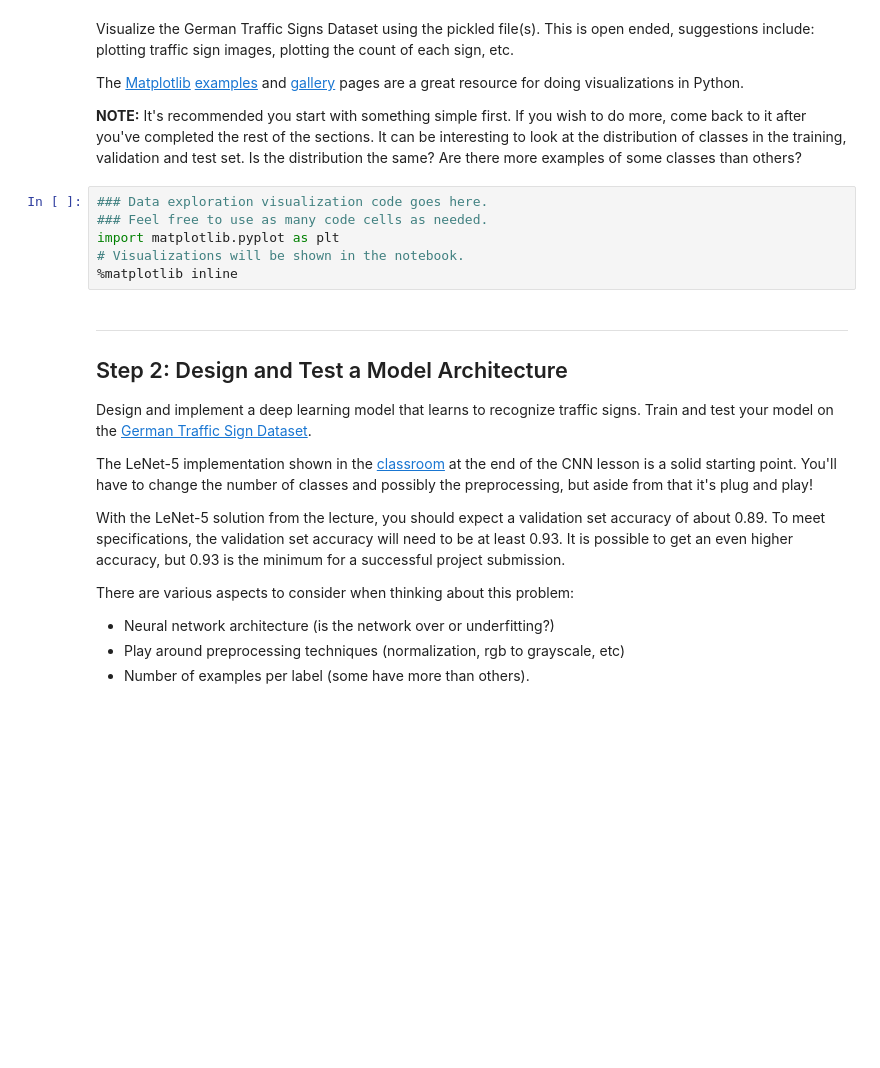
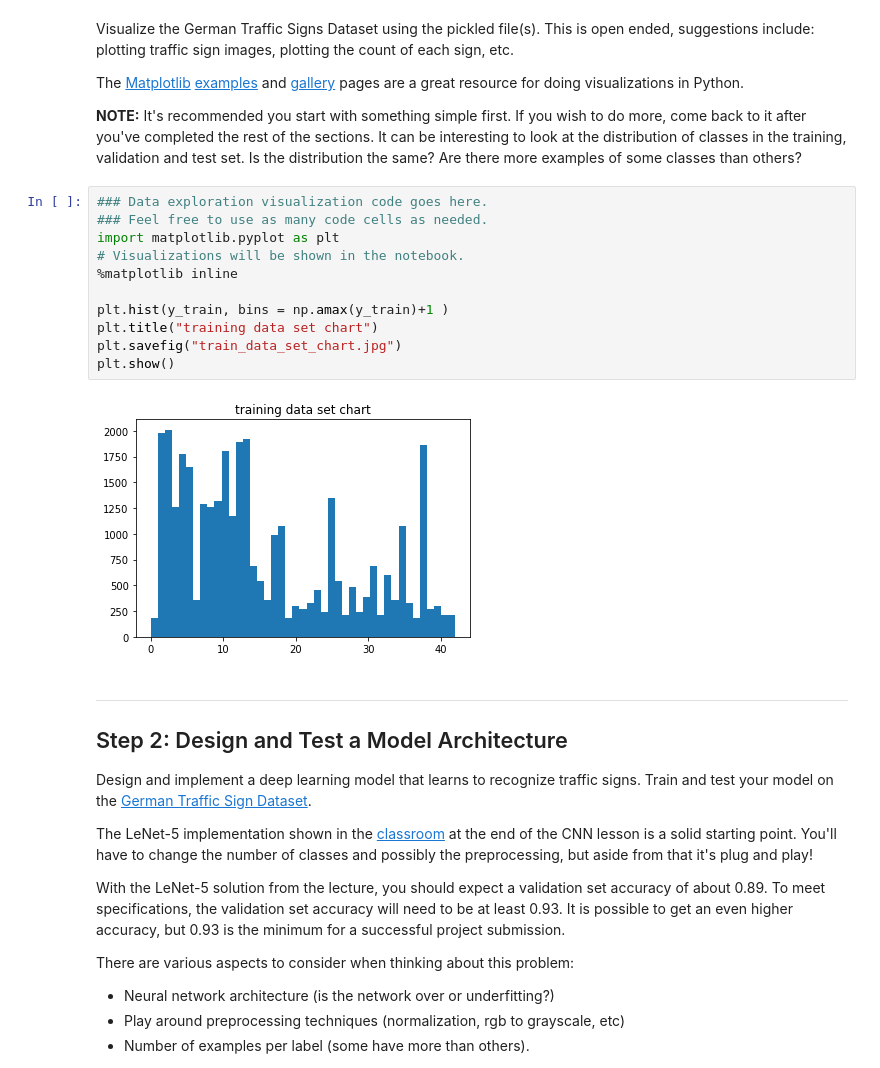
Before and after one commit to jay-thakur/Traffic-Sign-Classifier, a Jupyter notebook: Traffic_Sign_Classifier.ipynb, the cells around one changed output. Saved outputs shown, nothing was run; the diff lists cells and outputs as text; blank space fills up the shorter version.

```diff
--- a/Traffic_Sign_Classifier.ipynb
+++ b/Traffic_Sign_Classifier.ipynb
@@ -93,9 +95,16 @@ The [Matplotlib](http://matplotlib.org/) [examples](http://matplotlib.org/exampl
 # %%
 ### Data exploration visualization code goes here.
 ### Feel free to use as many code cells as needed.
 import matplotlib.pyplot as plt
 # Visualizations will be shown in the notebook.
 %matplotlib inline
+
+plt.hist(y_train, bins = np.amax(y_train)+1 )
+plt.title("training data set chart")
+plt.savefig("train_data_set_chart.jpg")
+plt.show()
+# %% [output]
+[figure, added]
 # %% [markdown]
 ----
 
```
Also changed, not shown: parts of 1 cell of this notebook, 2 other files.
